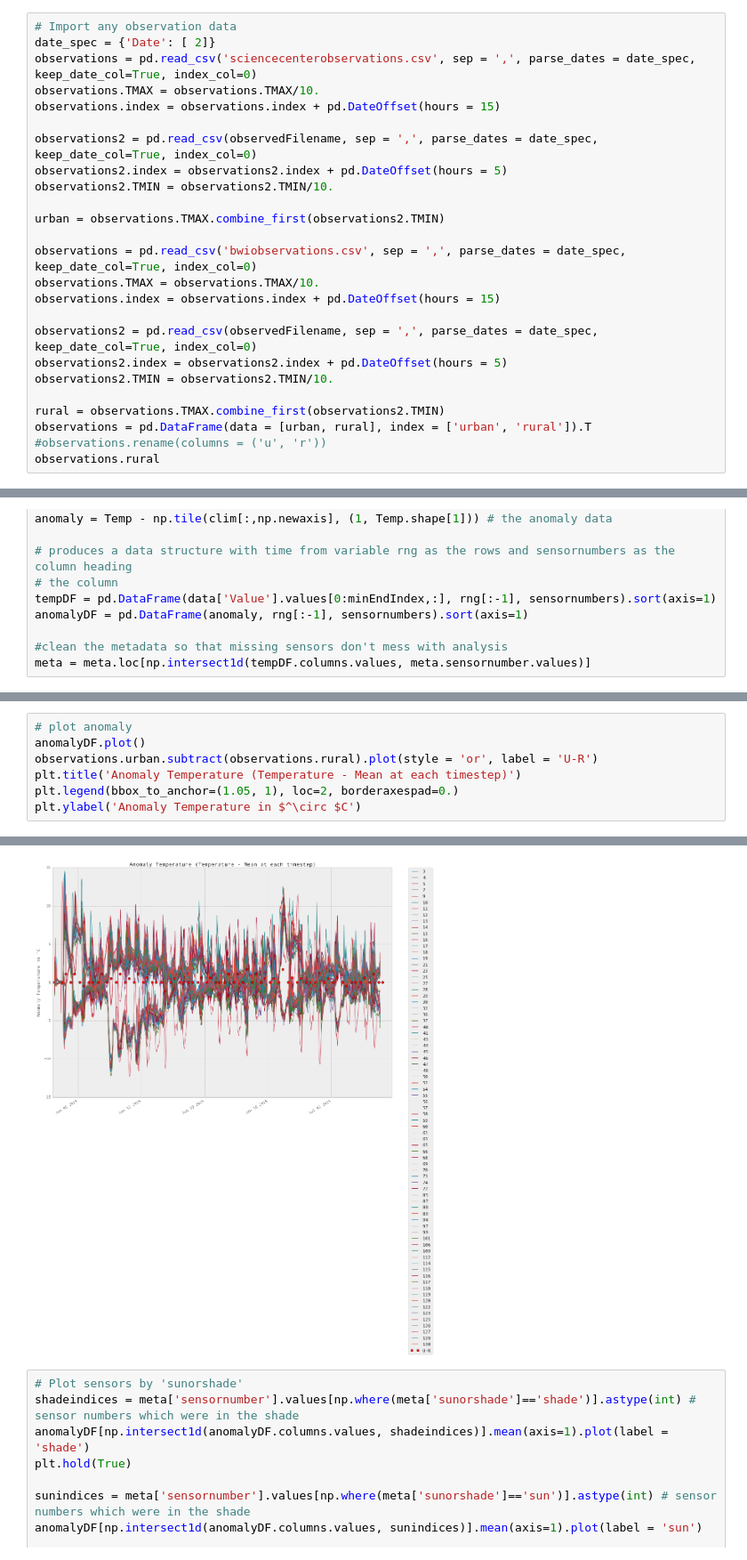
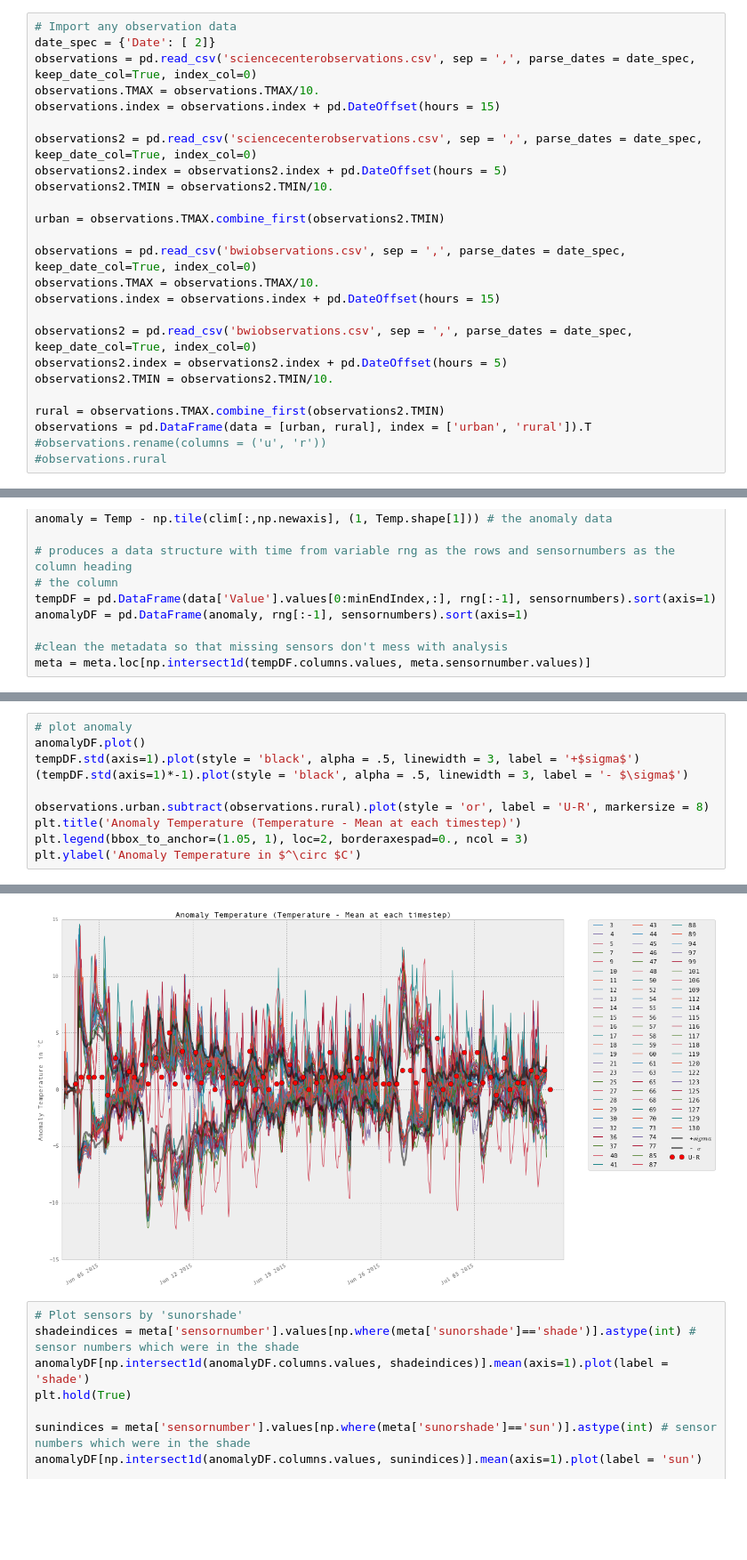
Before and after one commit to gottscott/cityheat, a Jupyter notebook: Bmore/ibuttonimport.ipynb, the cells around one changed output, grey strips where cells are left out. Shown at 89% size. Cells and saved outputs as stored; diff of their text form; blank space fills up the shorter version.

```diff
--- a/Bmore/ibuttonimport.ipynb
+++ b/Bmore/ibuttonimport.ipynb
@@ -18,7 +18,7 @@ observations = pd.read_csv('sciencecenterobservations.csv', sep = ',', parse_dat
 observations.TMAX = observations.TMAX/10.
 observations.index = observations.index + pd.DateOffset(hours = 15)
 
-observations2 = pd.read_csv(observedFilename, sep = ',', parse_dates = date_spec, keep_date_col=True, index_col=0)
+observations2 = pd.read_csv('sciencecenterobservations.csv', sep = ',', parse_dates = date_spec, keep_date_col=True, index_col=0)
 observations2.index = observations2.index + pd.DateOffset(hours = 5)
 observations2.TMIN = observations2.TMIN/10.
 
@@ -28,11 +28,11 @@ observations = pd.read_csv('bwiobservations.csv', sep = ',', parse_dates = date_
 observations.TMAX = observations.TMAX/10.
 observations.index = observations.index + pd.DateOffset(hours = 15)
 
-observations2 = pd.read_csv(observedFilename, sep = ',', parse_dates = date_spec, keep_date_col=True, index_col=0)
+observations2 = pd.read_csv('bwiobservations.csv', sep = ',', parse_dates = date_spec, keep_date_col=True, index_col=0)
 observations2.index = observations2.index + pd.DateOffset(hours = 5)
 observations2.TMIN = observations2.TMIN/10.
 
 rural = observations.TMAX.combine_first(observations2.TMIN)
 observations = pd.DataFrame(data = [urban, rural], index = ['urban', 'rural']).T
 #observations.rename(columns = ('u', 'r'))
-observations.rural
+#observations.rural
@@ -124,13 +104,16 @@ observations.plot()
 # %%
 # plot anomaly
 anomalyDF.plot()
-observations.urban.subtract(observations.rural).plot(style = 'or', label = 'U-R')
+tempDF.std(axis=1).plot(style = 'black', alpha = .5, linewidth = 3, label = '+$sigma$')
+(tempDF.std(axis=1)*-1).plot(style = 'black', alpha = .5, linewidth = 3, label = '- $\sigma$')
+
+observations.urban.subtract(observations.rural).plot(style = 'or', label = 'U-R', markersize = 8)
 plt.title('Anomaly Temperature (Temperature - Mean at each timestep)')
-plt.legend(bbox_to_anchor=(1.05, 1), loc=2, borderaxespad=0.)
+plt.legend(bbox_to_anchor=(1.05, 1), loc=2, borderaxespad=0., ncol = 3)
 plt.ylabel('Anomaly Temperature in $^\circ $C')
 # %% [output]
 <matplotlib.text.Text at 0x...>
-[figure, old version]
+[figure, new version]
 # %%
 # Plot sensors by 'sunorshade'
 shadeindices = meta['sensornumber'].values[np.where(meta['sunorshade']=='shade')].astype(int) # sensor numbers which were in the shade
```
Also changed, not shown: parts of 4 cells of this notebook.
